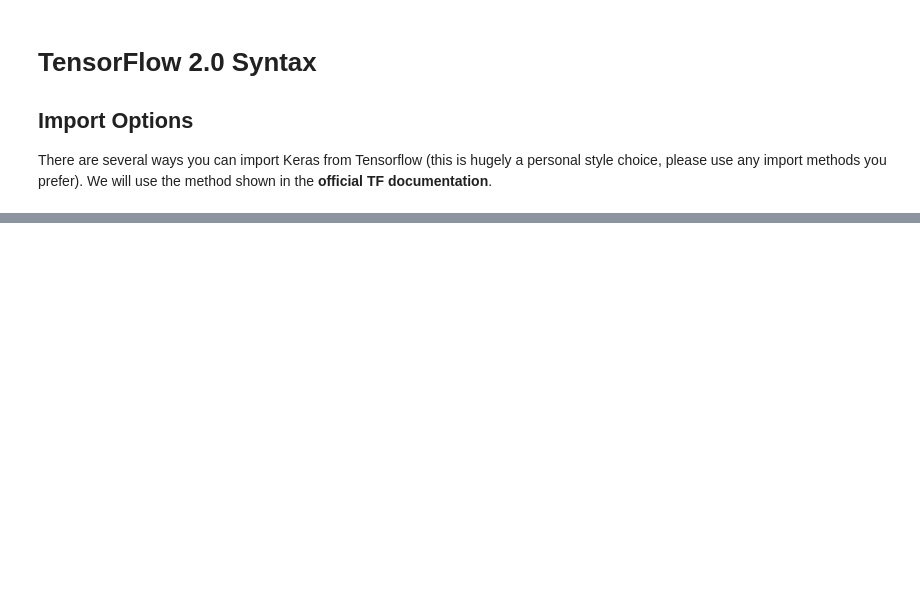
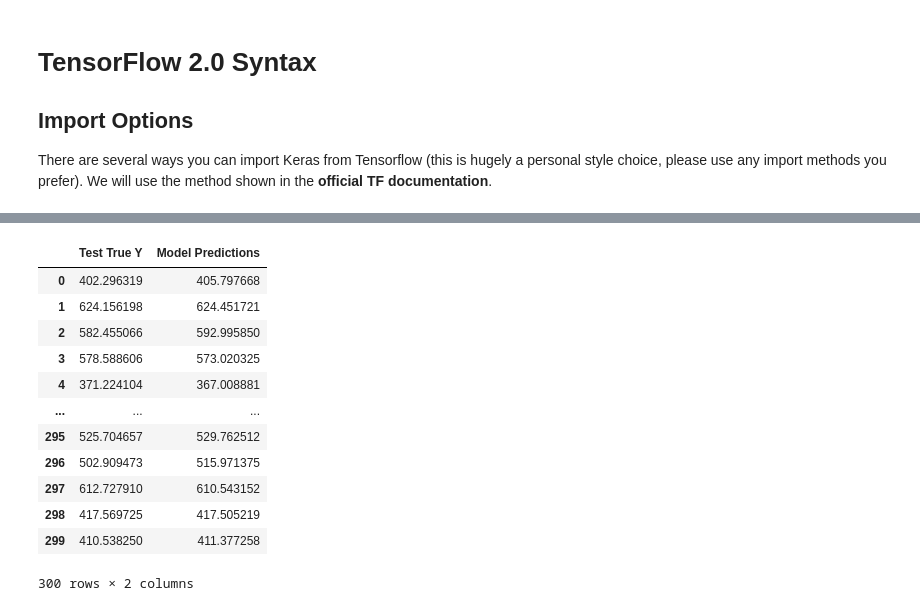
Before and after one commit to jordanfalcao/tensorflow2-deeplearning, a Jupyter notebook: 04-ANNs/01_Keras_Syntax_Basics.ipynb, the cells around one changed output, grey strips where cells are left out. Cells and saved outputs as stored; diff of their text form; code cells hidden in the pictures; blank space fills up the shorter version.

```diff
--- a/04-ANNs/01_Keras_Syntax_Basics.ipynb
+++ b/04-ANNs/01_Keras_Syntax_Basics.ipynb
@@ -126,0 +315,16 @@ import tensorflow as tf
+# %%
+pred_df
+# %% [output]
+|  | Test True Y | Model Predictions |
+| 0 | 402.296319 | 405.797668 |
+| 1 | 624.156198 | 624.451721 |
+| 2 | 582.455066 | 592.995850 |
+| 3 | 578.588606 | 573.020325 |
+| 4 | 371.224104 | 367.008881 |
+| ... | ... | ... |
+| 295 | 525.704657 | 529.762512 |
+| 296 | 502.909473 | 515.971375 |
+| 297 | 612.727910 | 610.543152 |
+| 298 | 417.569725 | 417.505219 |
+| 299 | 410.538250 | 411.377258 |
+300 rows × 2 columns
```
Also changed, not shown: parts of 49 cells of this notebook, 1 other file.
